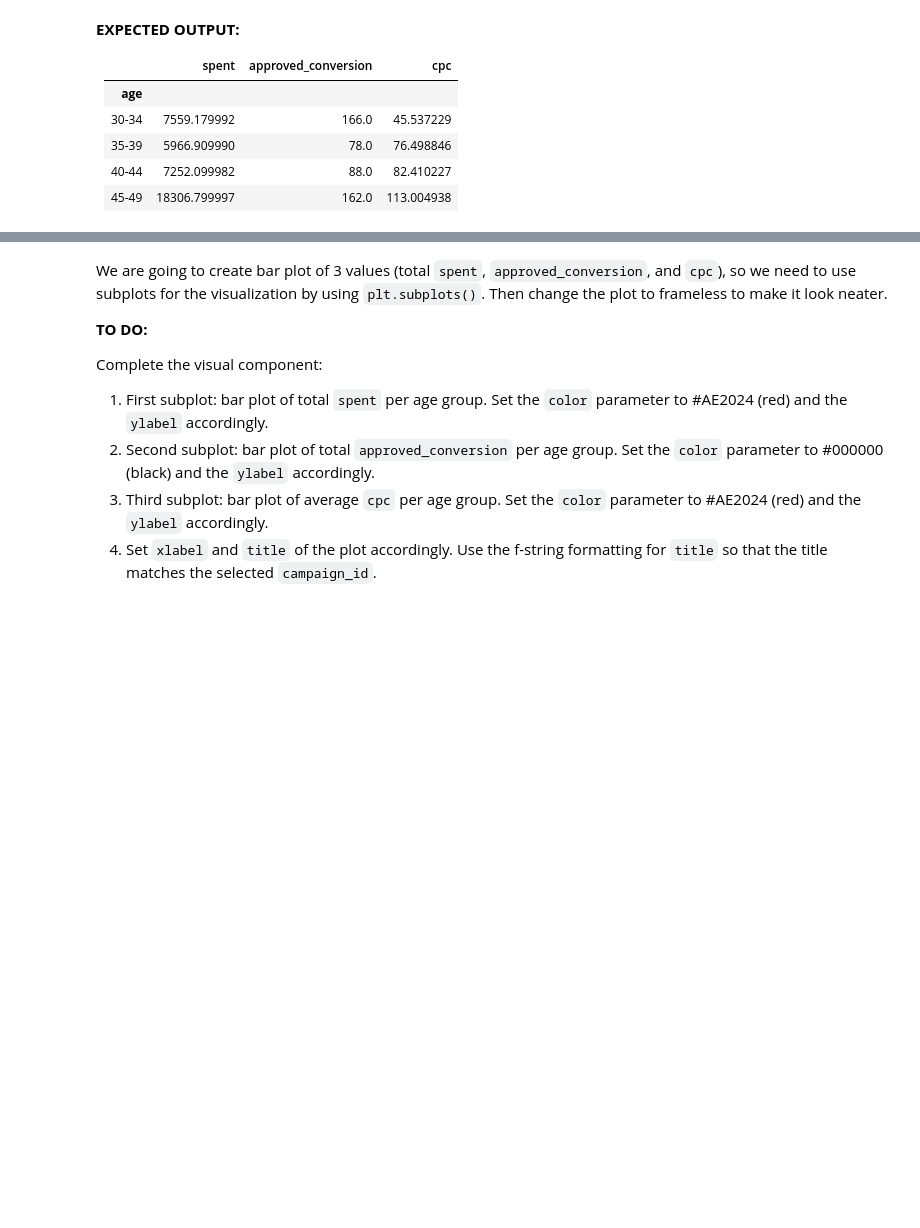
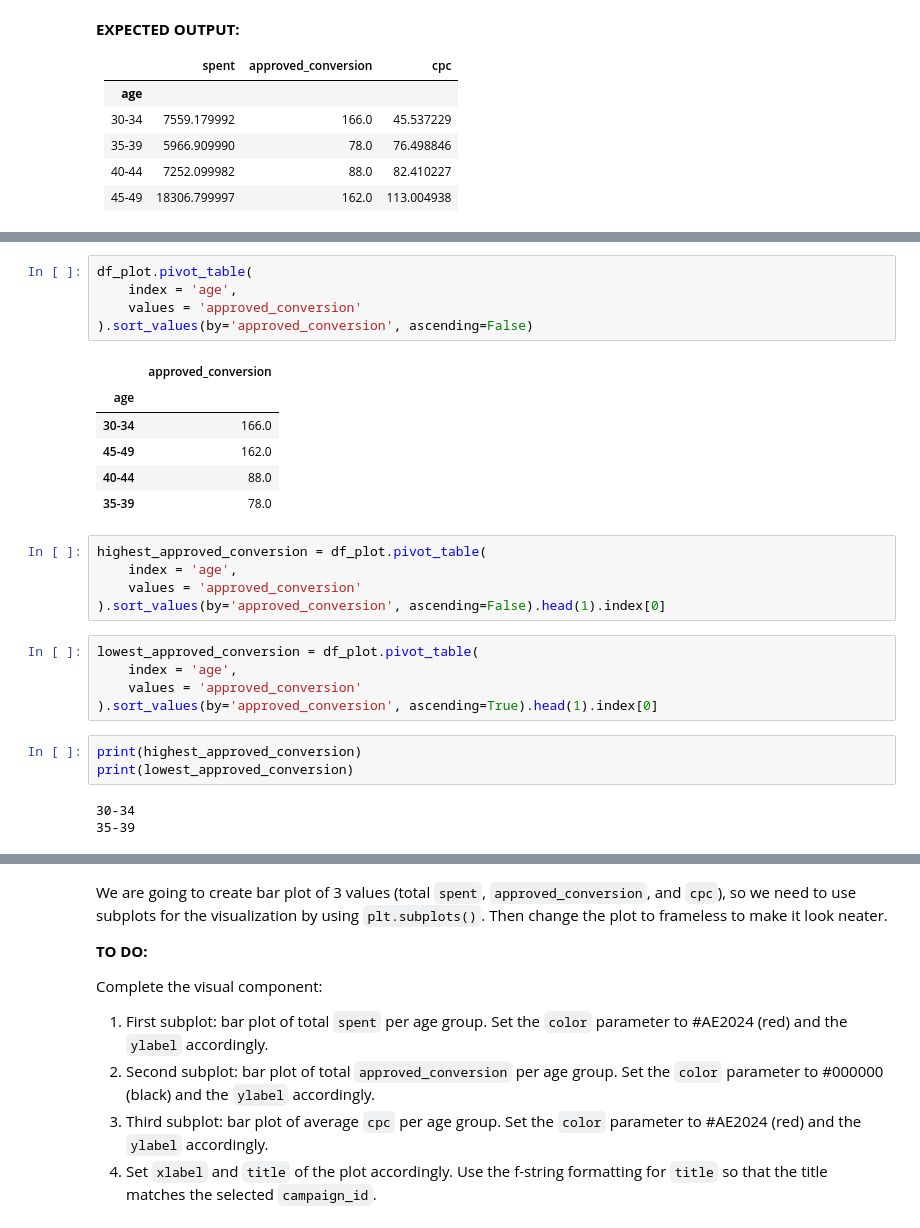
Before and after one commit to Gustana/telebot, a Jupyter notebook: Notebook Guide.ipynb, the cells around one changed output, grey strips where cells are left out. Drawn from its saved outputs; the diff is of its cells as text; blank space fills up the shorter version.

```diff
--- a/Notebook Guide.ipynb
+++ b/Notebook Guide.ipynb
@@ -702,0 +723,28 @@ df_plot
+# %%
+df_plot.pivot_table(
+    index = 'age',
+    values = 'approved_conversion'
+).sort_values(by='approved_conversion', ascending=False)
+# %% [output]
+|  | approved_conversion |
+| age |  |
+| 30-34 | 166.0 |
+| 45-49 | 162.0 |
+| 40-44 | 88.0 |
+| 35-39 | 78.0 |
+# %%
+highest_approved_conversion = df_plot.pivot_table(
+    index = 'age',
+    values = 'approved_conversion'
+).sort_values(by='approved_conversion', ascending=False).head(1).index[0]
+# %%
+lowest_approved_conversion = df_plot.pivot_table(
+    index = 'age',
+    values = 'approved_conversion'
+).sort_values(by='approved_conversion', ascending=True).head(1).index[0]
+# %%
+print(highest_approved_conversion)
+print(lowest_approved_conversion)
+# %% [output]
+30-34
+35-39
```
Also changed, not shown: parts of 15 cells of this notebook, 1 other file.
